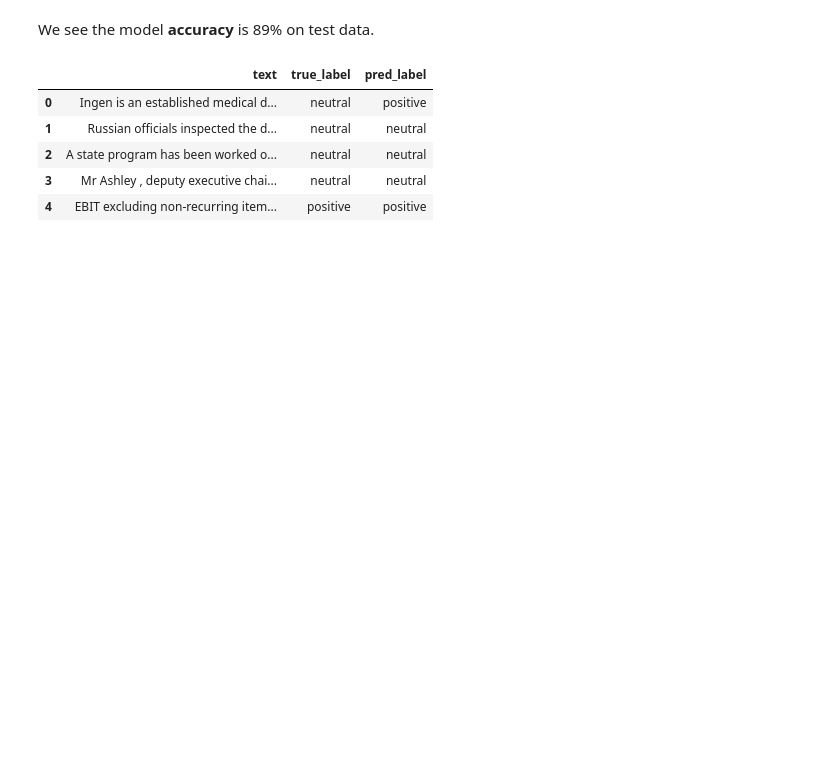
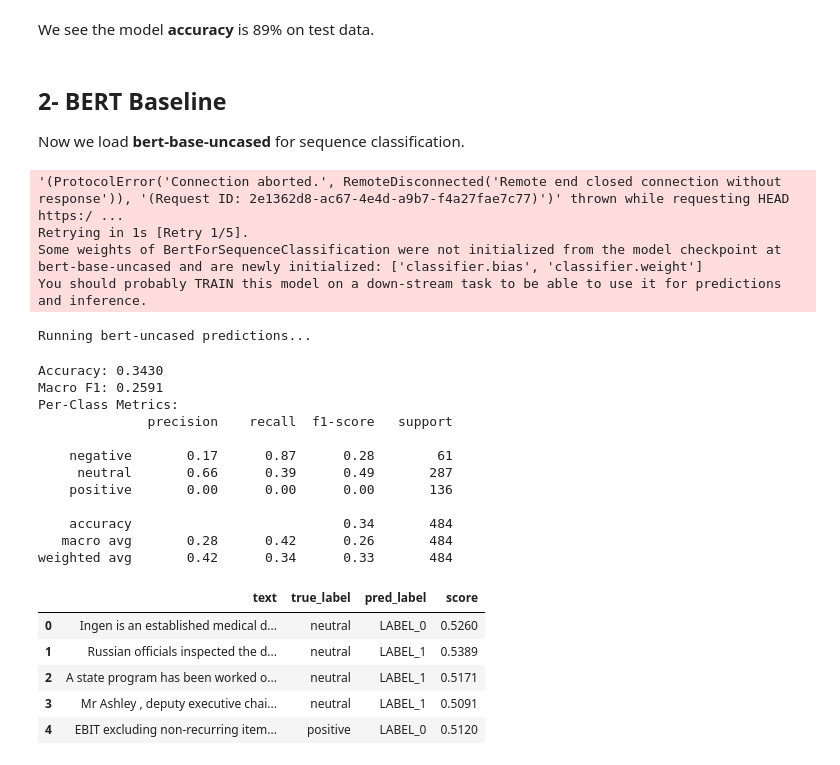
Before and after one commit to mehrdat/assignment_fine_tune, a Jupyter notebook: fine_bert.ipynb, the cells around one changed output. Saved outputs shown, nothing was run; the diff lists cells and outputs as text; code cells hidden in the pictures; blank space fills up the shorter version.

Commit message:
comparison of the two models before finetune is finished

```diff
--- a/fine_bert.ipynb
+++ b/fine_bert.ipynb
@@ -152,12 +173,59 @@ f1 score: 0.8938091178793657
 # %% [markdown]
 We see the model **accuracy** is 89% on test data.
+# %% [markdown]
+## 2- BERT Baseline
+
+Now we load **bert-base-uncased** for sequence classification.
 # %%
-res_df=pd.DataFrame({"text":test_texts,"true_label":test_labels,"pred_label":finbert_preds_raw})
-res_df.head()
+bert_uncased=pipeline("text-classification", model="bert-base-uncased",device=-1)
+
+print("Running bert-uncased predictions...")
+bert_preds_raw = [result['label'] for result in tqdm(bert_uncased(test_texts, truncation=True, max_length=512))]
+
+bert_uncased_results=bert_uncased(test_texts, truncation=True, max_length=512)
+
+label_mapping = {'LABEL_0': 'negative', 'LABEL_1': 'neutral', 'LABEL_2': 'positive'}
+bert_preds = [label_mapping[pred] for pred in bert_preds_raw]
+
+
+print(f"Accuracy: {accuracy_score(test_labels, bert_preds):.4f}")
+print(f"Macro F1: {f1_score(test_labels, bert_preds, average='macro'):.4f}")
+print("Per-Class Metrics:")
+print(classification_report(test_labels, bert_preds, zero_division=0))
+
+
+bert_uncased_preds_labels = [result['label'] for result in bert_uncased_results]
+bert_uncased_preds_scores = [result['score'] for result in bert_uncased_results]
+
+bert_uncased_res_df=pd.DataFrame({
+    "text":test_texts,
+    "true_label":test_labels,
+    "pred_label":bert_uncased_preds_labels,
+    "score": [round(s, 4) for s in bert_uncased_preds_scores]
+})
+
+bert_uncased_res_df.head()
 # %% [output]
+'(ProtocolError('Connection aborted.', RemoteDisconnected('Remote end closed connection without response')), '(Request ID: 2e1362d8-ac67-4e4d-a9b7-f4a27fae7c77)')' thrown while requesting HEAD https:/ ...
+Retrying in 1s [Retry 1/5].
+Some weights of BertForSequenceClassification were not initialized from the model checkpoint at bert-base-uncased and are newly initialized: ['classifier.bias', 'classifier.weight']
+You should probably TRAIN this model on a down-stream task to be able to use it for predictions and inference.
+Running bert-uncased predictions...
+Accuracy: 0.3430
+Macro F1: 0.2591
+Per-Class Metrics:
+              precision    recall  f1-score   support
+
+    negative       0.17      0.87      0.28        61
+     neutral       0.66      0.39      0.49       287
+    positive       0.00      0.00      0.00       136
+
+    accuracy                           0.34       484
+   macro avg       0.28      0.42      0.26       484
+weighted avg       0.42      0.34      0.33       484
-|  | text | true_label | pred_label |
-| 0 | Ingen is an established medical d... | neutral | positive |
-| 1 | Russian officials inspected the d... | neutral | neutral |
-| 2 | A state program has been worked o... | neutral | neutral |
-| 3 | Mr Ashley , deputy executive chai... | neutral | neutral |
-| 4 | EBIT excluding non-recurring item... | positive | positive |
+|  | text | true_label | pred_label | score |
+| 0 | Ingen is an established medical d... | neutral | LABEL_0 | 0.5260 |
+| 1 | Russian officials inspected the d... | neutral | LABEL_1 | 0.5389 |
+| 2 | A state program has been worked o... | neutral | LABEL_1 | 0.5171 |
+| 3 | Mr Ashley , deputy executive chai... | neutral | LABEL_1 | 0.5091 |
+| 4 | EBIT excluding non-recurring item... | positive | LABEL_0 | 0.5120 |
```
Also changed, not shown: parts of 4 cells of this notebook.
